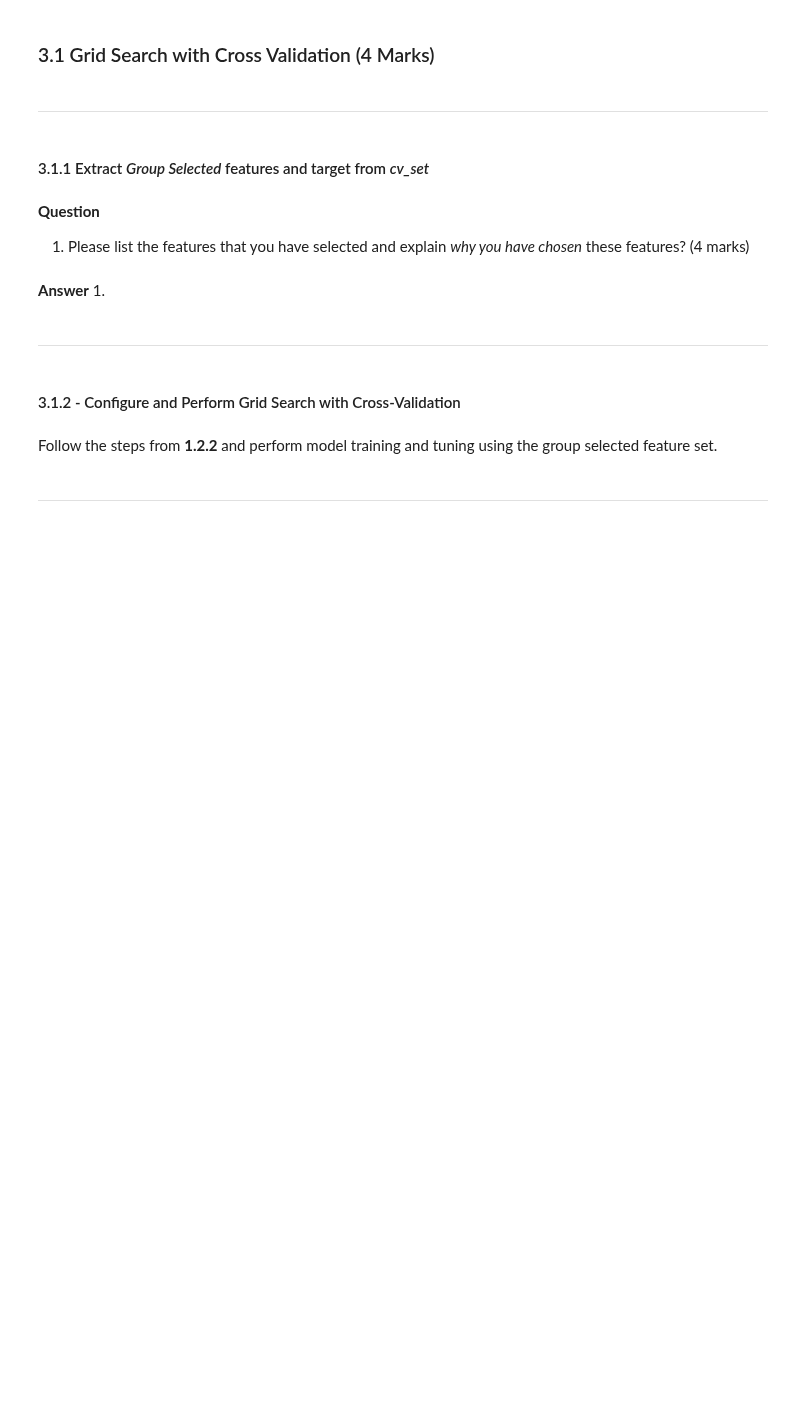
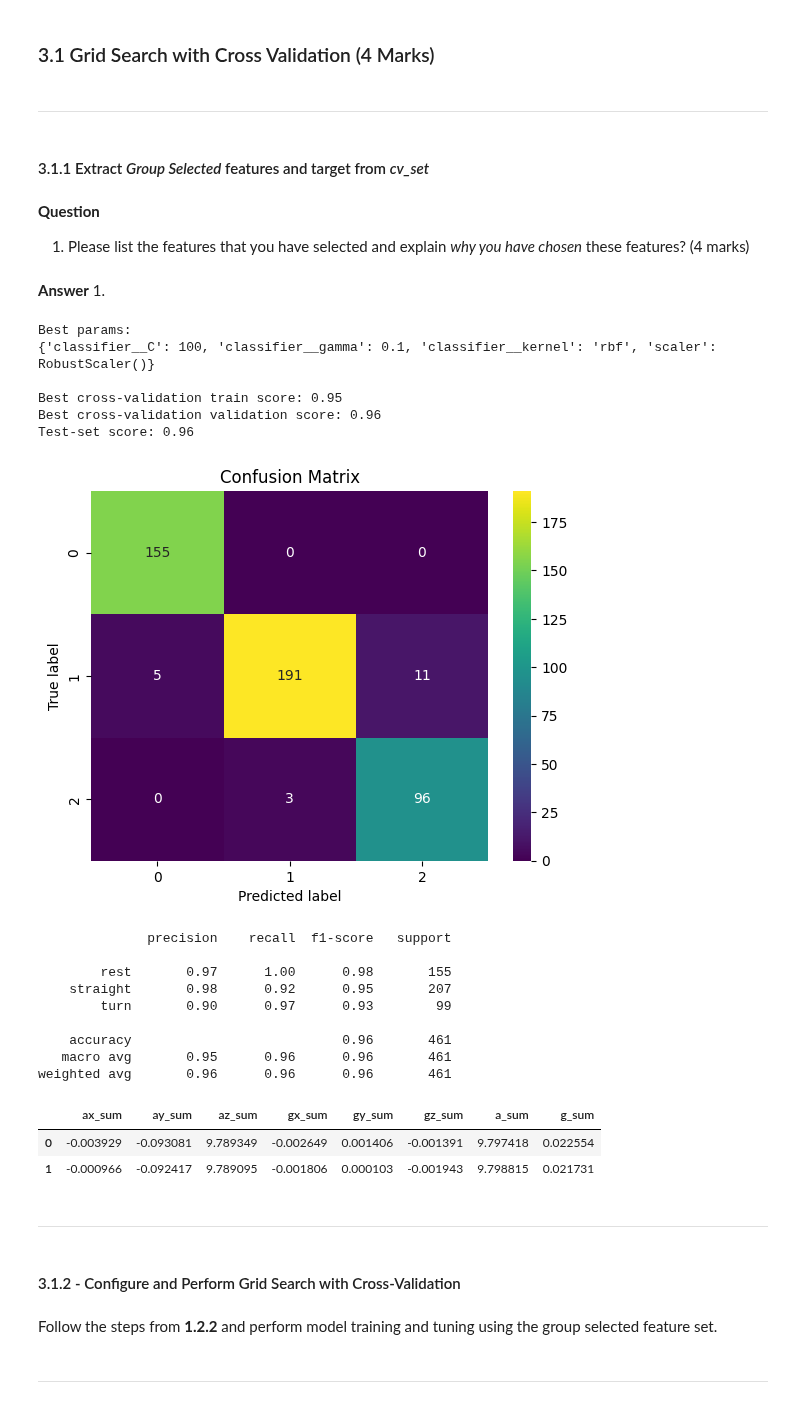
Before and after one commit to ChisomOnyeukwu/engg680_2024_fall, a Jupyter notebook: Lab_Assignment4/Assignment 4.ipynb, the cells around one changed output. Drawn from its saved outputs; the diff is of its cells as text; code cells hidden in the pictures; blank space fills up the shorter version.

Commit message:
Concluding Section 3 & 4

```diff
--- a/Lab_Assignment4/Assignment 4.ipynb
+++ b/Lab_Assignment4/Assignment 4.ipynb
@@ -643,9 +643,80 @@ ___
 # %% [markdown]
 **Answer**
 1.
+# %%
+# prompt: In the third section, a final SVC model must be trained also using the UrbanNav-HK_Whampoa-
+# 20210521_sensors.csv dataset. However, only a subset of the 32 features may be used. The subset of features to use must be selected by the group members. The reasoning behind the feature selection must
+# be clearly presented and non-trivial. Use of ML tools which help in feature selection, such as Principal
+# Component Analysis (PCA), is recommended but not required.
+# The same steps from Tasks 1 and 2 are repeated using the group’s selected features. The model
+# performance must be evaluated and compared to the performance achieved in Tasks 1 & 2. Possible
+# reasoning and insight for the performance observed must be provided. Once again, an SVC model is to be trained and tuned using grid search. However, you must select which features to use from the ones provided in cv_set: Index(['ax_sum', 'ay_sum', 'az_sum', 'gx_sum', 'gy_sum', 'gz_sum', 'a_sum',
+#        'g_sum',
+
+# Selected Features and Justification:
+#
+# We selected the following features: 'ax_sum', 'ay_sum', 'az_sum', 'gx_sum', 'gy_sum', 'gz_sum', 'a_sum', 'g_sum'
+#
+# Reasoning:
+# These features represent the sum of accelerometer and gyroscope readings across the x, y, and z axes, as well as the total magnitude of acceleration and angular velocity.  These features capture the overall magnitude and direction of motion.  We hypothesized that these basic aggregate measures of motion would be highly indicative of the motion state.  We expect that variations in these aggregate values will strongly correlate with changes in the vehicle's movement, particularly for identifying distinct motion states like stationary, slow movement, and acceleration/deceleration.
+
+# Feature Selection and Model Training
+selected_features = ['ax_sum', 'ay_sum', 'az_sum', 'gx_sum', 'gy_sum', 'gz_sum', 'a_sum', 'g_sum']
+X = cv_set[selected_features]
+y = cv_set['motion_state']
+
+X_train, X_test, y_train, y_test = train_test_split(X, y, test_size=0.3, random_state=42, stratify=y)
+
+pipe = Pipeline([('scaler', StandardScaler()), ('classifier', SVC())])
+
+param_grid = {'scaler': [StandardScaler(), RobustScaler(), None],
+              'classifier__C': [0.01, 0.1, 1, 10, 100],
+              'classifier__gamma': [0.001, 0.01, 0.1, 1],
+              'classifier__kernel': ['rbf']}
+
+grid = GridSearchCV(pipe, param_grid, cv=5, scoring='accuracy', return_train_score=True)
+grid.fit(X_train, y_train)
+
+print("Best params:\n{}\n".format(grid.best_params_))
+print("Best cross-validation train score: {:.2f}".format(grid.best_score_))
+print("Best cross-validation validation score: {:.2f}".format(grid.score(X_test, y_test)))
+print("Test-set score: {:.2f}".format(grid.score(X_test, y_test)))
+
+y_pred = grid.predict(X_test)
+
+sns.heatmap(confusion_matrix(y_test, y_pred), annot=True, fmt='d', cmap='viridis')
+plt.title('Confusion Matrix')
+plt.ylabel('True label')
+plt.xlabel('Predicted label')
+plt.show()
+
+print(classification_report(y_test, y_pred))
+# %% [output]
+Best params:
+{'classifier__C': 100, 'classifier__gamma': 0.1, 'classifier__kernel': 'rbf', 'scaler': RobustScaler()}
+
+Best cross-validation train score: 0.95
+Best cross-validation validation score: 0.96
+Test-set score: 0.96
+[figure, added]
+              precision    recall  f1-score   support
+
+        rest       0.97      1.00      0.98       155
+    straight       0.98      0.92      0.95       207
+        turn       0.90      0.97      0.93        99
+
+    accuracy                           0.96       461
+   macro avg       0.95      0.96      0.96       461
+weighted avg       0.96      0.96      0.96       461
 # %%
 # TODO - Load group selected features from cv_set to X
-# X =
+
+selected_features = ['ax_sum', 'ay_sum', 'az_sum', 'gx_sum', 'gy_sum', 'gz_sum', 'a_sum', 'g_sum']
+X = cv_set[selected_features]
 X.head(2)
+# %% [output]
+|  | ax_sum | ay_sum | az_sum | gx_sum | gy_sum | gz_sum | a_sum | g_sum |
+| 0 | -0.003929 | -0.093081 | 9.789349 | -0.002649 | 0.001406 | -0.001391 | 9.797418 | 0.022554 |
+| 1 | -0.000966 | -0.092417 | 9.789095 | -0.001806 | 0.000103 | -0.001943 | 9.798815 | 0.021731 |
 # %%
 # TODO - Load motion_state column (target vector) into y
```
Also changed, not shown: parts of 32 cells of this notebook.
